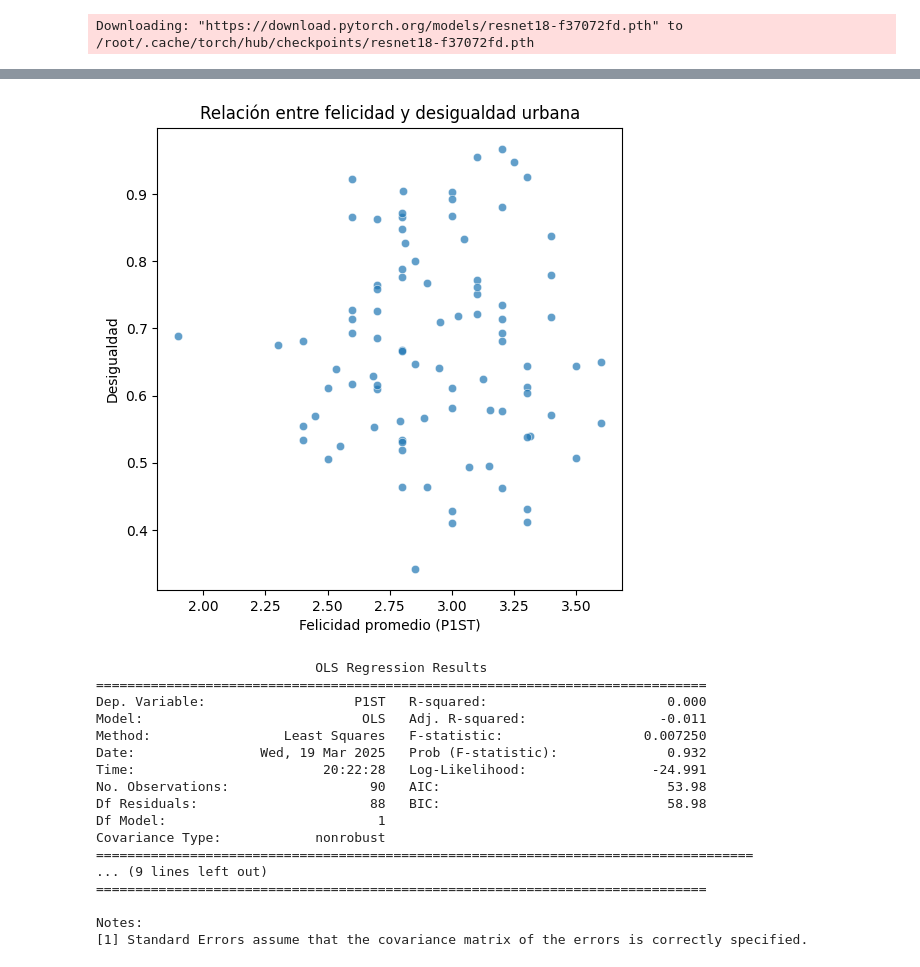
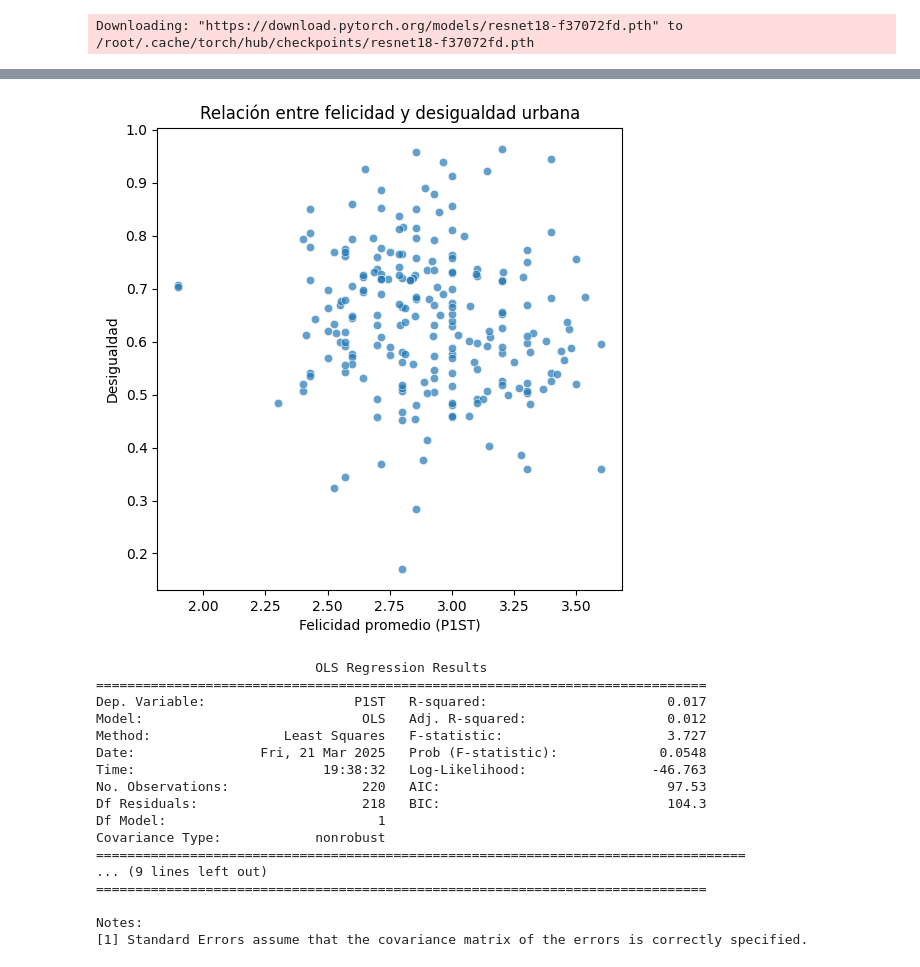
Before and after one commit to LCaravaggio/scrapers, a Jupyter notebook: Google_Earth.ipynb, the cells around one changed output, grey strips where cells are left out. Cells and saved outputs as stored; diff of their text form; code cells hidden in the pictures.

Commit message:
Se creó con Colab

```diff
--- a/Google_Earth.ipynb
+++ b/Google_Earth.ipynb
@@ -16,27 +16,53 @@ import time
 import pandas as pd
 from PIL import Image
 ciudades=pd.read_csv('base.csv')
+# %%
+from google.colab import files
+
+def take_image1K(X):
+  driver = Driver(uc=True)
+  lat=str(ciudades.Latitude[X])
+  lon=str(ciudades.Longitude[X])
+  # Cargar la página
+  url = f"https://earth.google.com/web/@{lat},{lon},20a,76000d,1y,-0h,0t,0r/data=CgRCAggBOgMKATBCAggASg0I____________ARAA"
+  driver.get(url)
+  start_time = time.time()
+  while time.time() - start_time < 120:
+      pass
+  # Tomar captura de pantalla
+  screenshot_name = ciudades.City[X]+" - 1K.png"
+  driver.save_screenshot(screenshot_name)
+
+  img = Image.open(screenshot_name)
+  width, height = img.size
+  crop_top = 200
+  crop_bottom = 100
+  cropped_img = img.crop((0, crop_top, width, height - crop_bottom))
+  cropped_img.save(screenshot_name)
+
+  print(f"Screenshot saved to: {screenshot_name}")
+  files.download(screenshot_name)
+  driver.quit()
 # %%
-def take_image1K(X):
+def take_image10K(X):
   driver = Driver(uc=True)
   lat=str(ciudades.Latitude[X])
   lon=str(ciudades.Longitude[X])
   # Cargar la página
-  url = f"https://earth.google.com/web/@{lat},{lon},20a,76000d,1y,-0h,0t,0r/data=CgRCAggBOgMKATBCAggASg0I____________ARAA"
+  url = f"https://earth.google.com/web/@{lat},{lon},20a,300000d,1y,-0h,0t,0r/data=CgRCAggBOgMKATBCAggASg0I____________ARAA"
   driver.get(url)
   start_time = time.time()
   while time.time() - start_time < 120:
       pass
   # Tomar captura de pantalla
-  screenshot_name = ciudades.City[X]+" - 1K.png"
+  screenshot_name = ciudades.City[X]+" - 10K.png"
   driver.save_screenshot(screenshot_name)
-
   img = Image.open(screenshot_name)
   width, height = img.size
   crop_top = 200
   crop_bottom = 100
   cropped_img = img.crop((0, crop_top, width, height - crop_bottom))
   cropped_img.save(screenshot_name)
-
-  print(f"\nScreenshot saved to: {screenshot_name}")
+  print(f"Screenshot saved to: {screenshot_name}")
+  files.download(screenshot_name)
   driver.quit()
@@ -110,7 +114,7 @@ def compute_inequality(image_1km_path, image_10km_path):
 import pandas as pd
 import numpy as np
 
-for i in range(90):  # Iterar sobre los primeros elementos
+for i in range(220):  # Iterar sobre los primeros elementos
     lat = ciudades.loc[i, "Latitude"]
     lon = ciudades.loc[i, "Longitude"]
     if pd.isna(ciudades.loc[i, "Diferencia"]):  # Solo procesar si "Diferencia" está vacío
@@ -144,5 +130,5 @@ Screenshot saved to: BO: La Paz-Inquisivi - 10K.png
 # %%
-for i in range(90):
+for i in range(220):
   if pd.isna(ciudades.loc[i, "Diferencia"]):  # Solo procesar si "Diferencia" está vacío
     try:
         resultados = compute_inequality(ciudades.City[i] + " - 1K.png",
@@ -155,25 +141,25 @@ for i in range(90):
 # %%
 import matplotlib.pyplot as plt
 import seaborn as sns
 
 # Configurar el gráfico
 plt.figure(figsize=(6,6))
-sns.scatterplot(data=ciudades, x="P1ST", y="Desigualdad_10km", alpha=0.7)
+sns.scatterplot(data=ciudades, x="P1ST", y="Desigualdad_1km", alpha=0.7)
 
 # Etiquetas y título
 plt.xlabel("Felicidad promedio (P1ST)")
 plt.ylabel("Desigualdad")
 plt.title("Relación entre felicidad y desigualdad urbana")
 
 # Mostrar el gráfico
 plt.show()
 # %% [output]
-[figure, old version]
+[figure, new version]
 # %%
 import statsmodels.api as sm
 
 # Definir variables
-X = ciudades["Desigualdad_10km"].replace([np.inf, -np.inf], np.nan)
+X = ciudades["Desigualdad_1km"].replace([np.inf, -np.inf], np.nan)
 y = ciudades["P1ST"].replace([np.inf, -np.inf], np.nan)
 
 # Filtrar filas con NaN en X o y
@@ -191,16 +177,16 @@ print(modelo.summary())
 # %% [output]
                             OLS Regression Results
 ==============================================================================
-Dep. Variable:                   P1ST   R-squared:                       0.000
-Model:                            OLS   Adj. R-squared:                 -0.011
-Method:                 Least Squares   F-statistic:                  0.007250
-Date:                Wed, 19 Mar 2025   Prob (F-statistic):              0.932
-Time:                        20:22:28   Log-Likelihood:                -24.991
-No. Observations:                  90   AIC:                             53.98
-Df Residuals:                      88   BIC:                             58.98
+Dep. Variable:                   P1ST   R-squared:                       0.017
+Model:                            OLS   Adj. R-squared:                  0.012
+Method:                 Least Squares   F-statistic:                     3.727
+Date:                Fri, 21 Mar 2025   Prob (F-statistic):             0.0548
+Time:                        19:38:32   Log-Likelihood:                -46.763
+No. Observations:                 220   AIC:                             97.53
+Df Residuals:                     218   BIC:                             104.3
 Df Model:                           1
 Covariance Type:            nonrobust
-====================================================================================
+===================================================================================
 ... (9 lines left out)
 ==============================================================================
 
```
Also changed, not shown: parts of 3 cells of this notebook.
